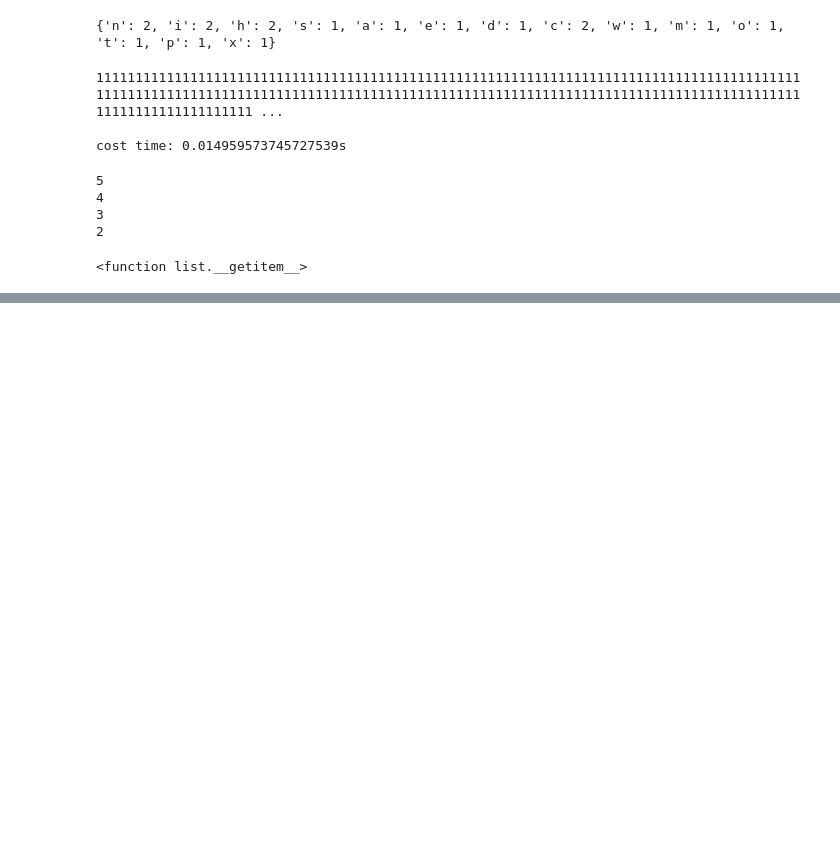
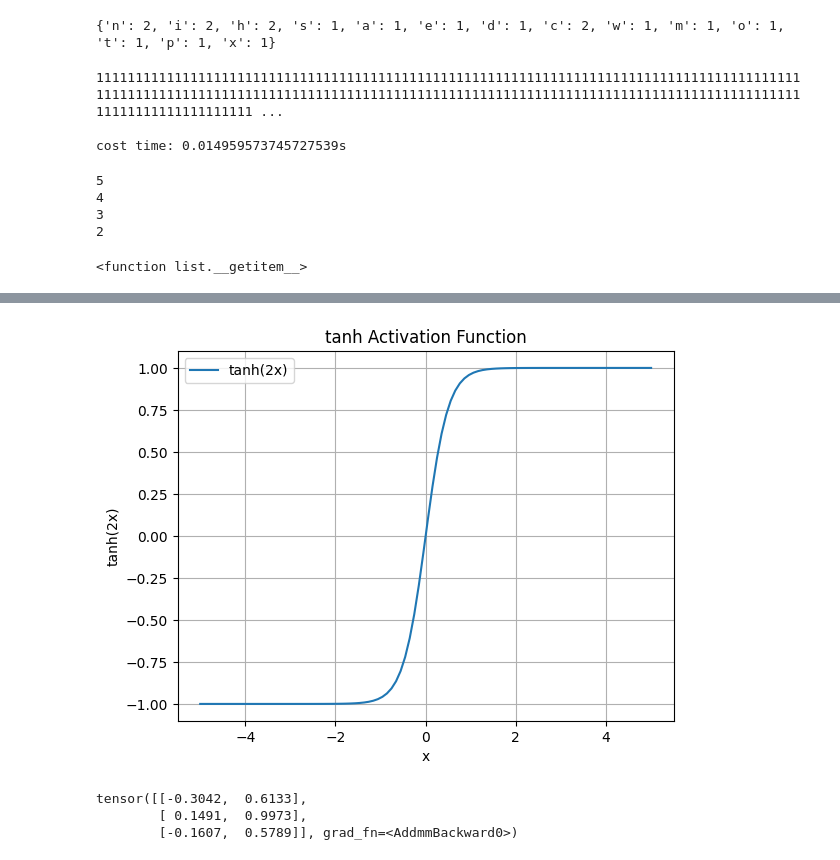
Before and after one commit to chencyan21/ana_program, a Jupyter notebook: temp.ipynb, the cells around one changed output, grey strips where cells are left out. Drawn from its saved outputs; the diff is of its cells as text; code cells hidden in the pictures; blank space fills up the shorter version.

```diff
--- a/temp.ipynb
+++ b/temp.ipynb
@@ -142,0 +213,46 @@ a.__getitem__
+# %%
+import numpy as np
+import matplotlib.pyplot as plt
+
+# 生成输入值的范围
+x = np.linspace(-5, 5, 100)
+
+# 计算tanh函数的输出
+y = np.tanh(2 * x) # 注意这里使用2 * x
+
+# 绘制图像
+plt.plot(x, y, label='tanh(2x)')
+plt.xlabel('x')
+plt.ylabel('tanh(2x)')
+plt.legend()
+plt.title('tanh Activation Function')
+plt.grid(True)
+plt.show()
+# %% [output]
+[figure, added]
+# %%
+import torch
+import torch.nn as nn
+import torch.nn.functional as F
+
+class Net(nn.Module):
+    def __init__(self):
+        super(Net, self).__init__()
+        self.fc1 = nn.Linear(10, 5) # 定义全连接层，输入10个特征，输出5个特征
+        self.fc2 = nn.Linear(5, 2) # 定义全连接层，输入5个特征，输出2个特征
+        self.dropout = nn.Dropout(p=0.5) # 定义丢弃层，p=0.5表示随机丢弃50%的神经元
+
+    def forward(self, x):
+        x = F.relu(self.fc1(x)) # relu激活函数
+        x = self.dropout(x) # 使用丢弃层
+        x = self.fc2(x)
+        return x
+
+net = Net()
+input = torch.randn(3, 10) # 随机生成3个样本，每个样本有10个特征
+output = net(input)
+print(output)
+# %% [output]
+tensor([[-0.3042,  0.6133],
+        [ 0.1491,  0.9973],
+        [-0.1607,  0.5789]], grad_fn=<AddmmBackward0>)
```
Also changed, not shown: parts of 21 cells of this notebook, 3 other files.
